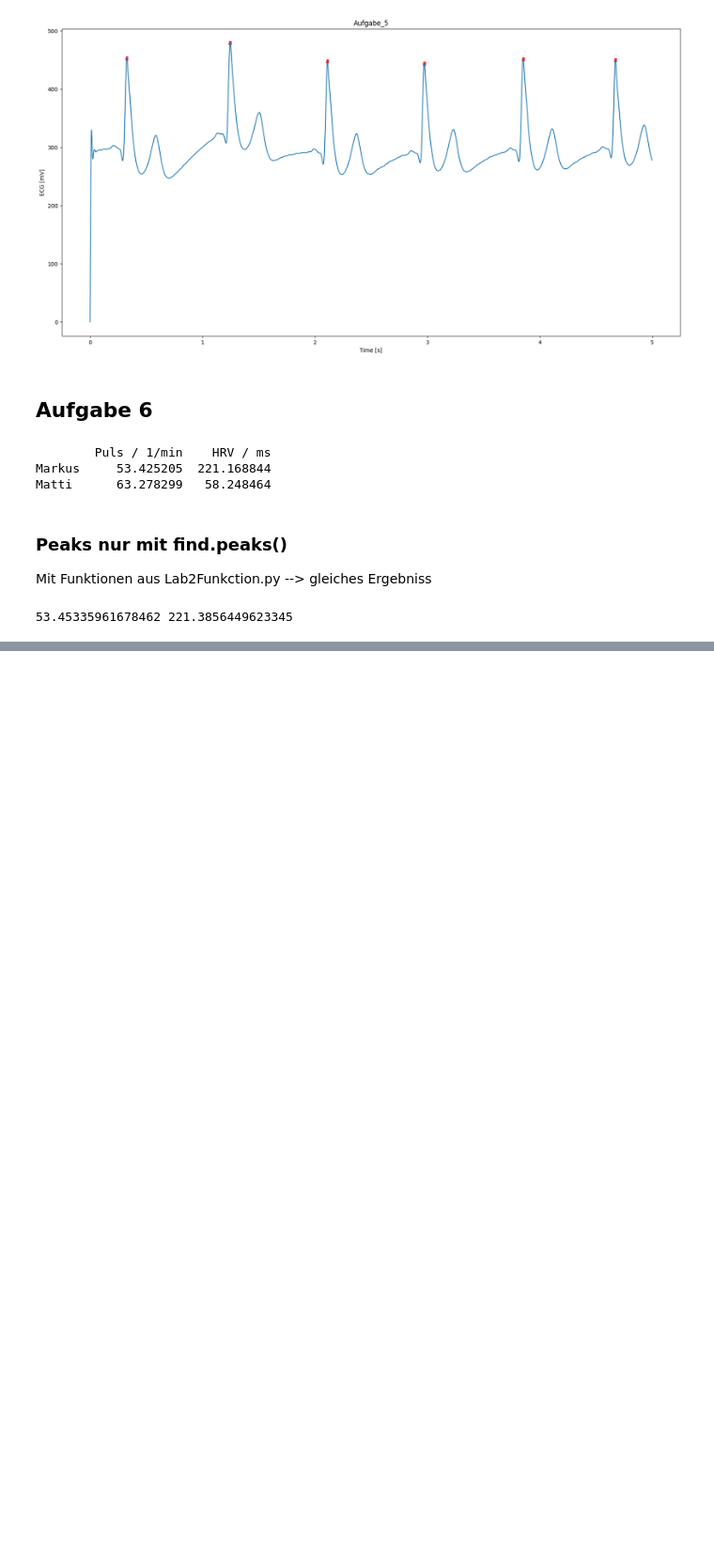
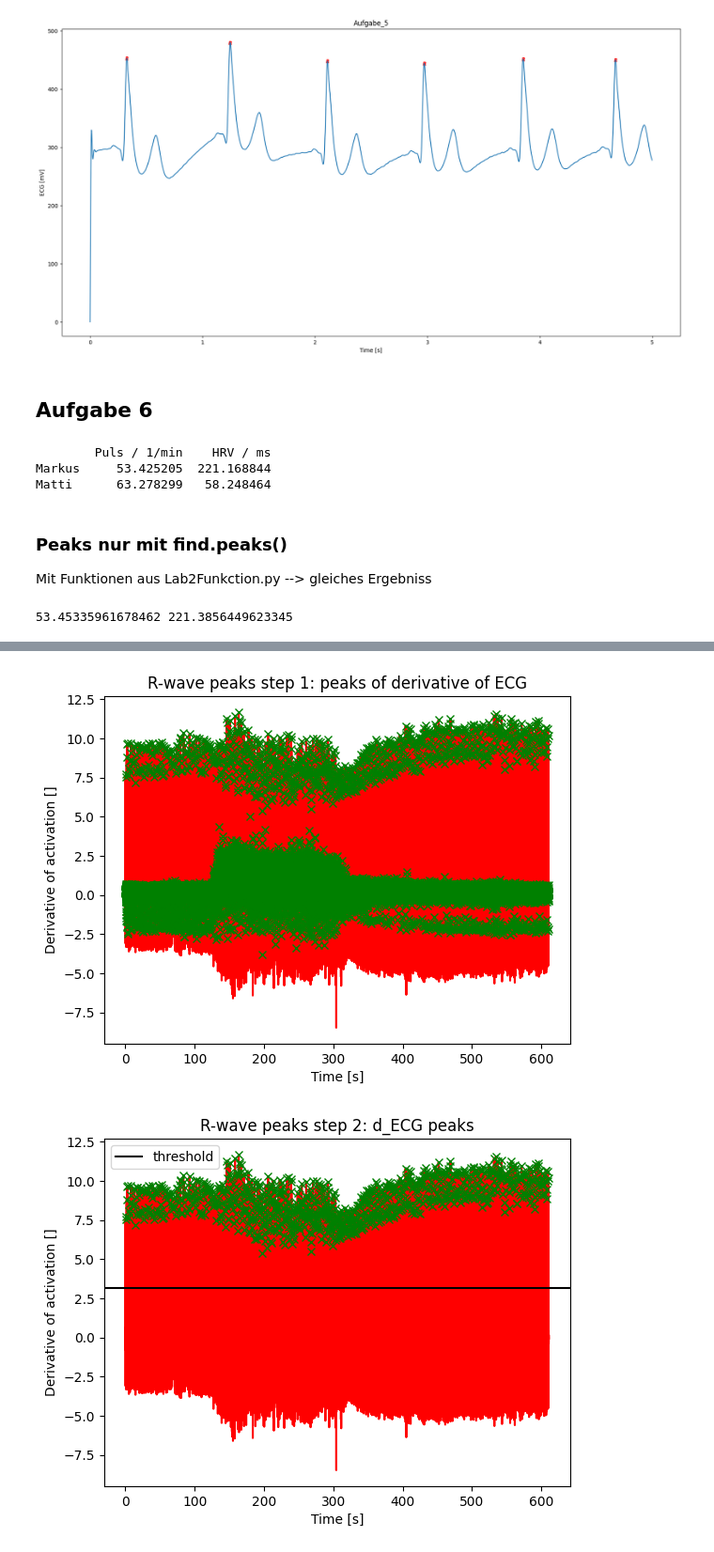
Before and after one commit to jannis-chr/Biosignal_2, a Jupyter notebook: Praktikum_2.ipynb, the cells around one changed output, grey strips where cells are left out. Shown at 94% size. Saved outputs shown, nothing was run; the diff lists cells and outputs as text; code cells hidden in the pictures; blank space fills up the shorter version.

```diff
--- a/Praktikum_2.ipynb
+++ b/Praktikum_2.ipynb
@@ -234,0 +261,8 @@ print(mean_puls, hrv)
+# %%
+#Herzfrequenz über die gesamte zeit als plot
+d_ecg_stress, peaks_d_ecg_stress = ekg.decg_peaks(ecg_filtered_stress, time_stress)
+Rwave_peaks_d_ecg_stress = ekg.d_ecg_peaks(d_ecg_stress, peaks_d_ecg_stress, time_stress, 0.5, 0.6)
+Rwave_t_03 = ekg.Rwave_peaks(ecg_filtered_stress, d_ecg_stress, Rwave_peaks_d_ecg_stress, time_stress)
+# %% [output]
+[figure, added]
+[figure, added]
```
Also changed, not shown: parts of 4 cells of this notebook.
